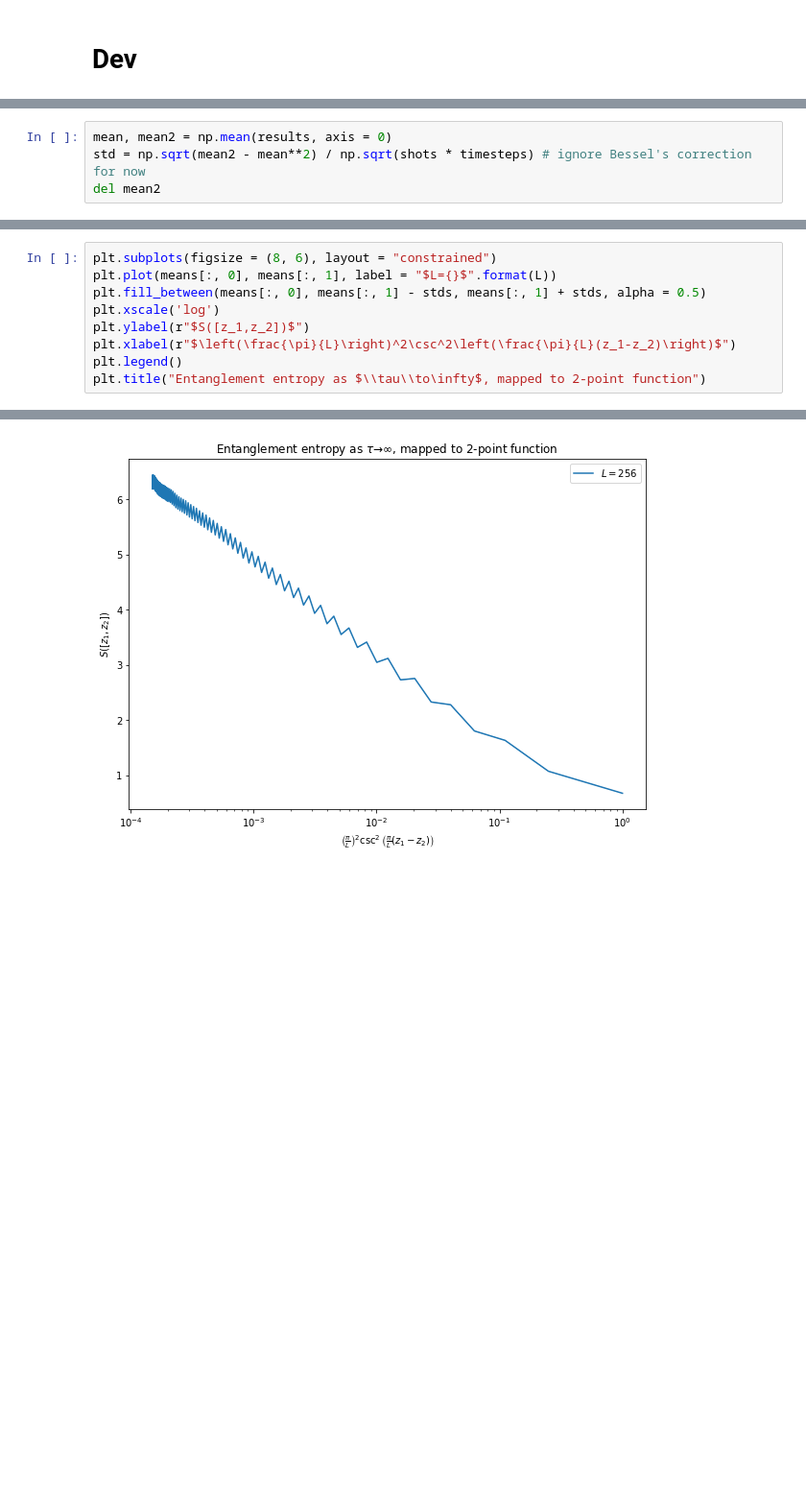
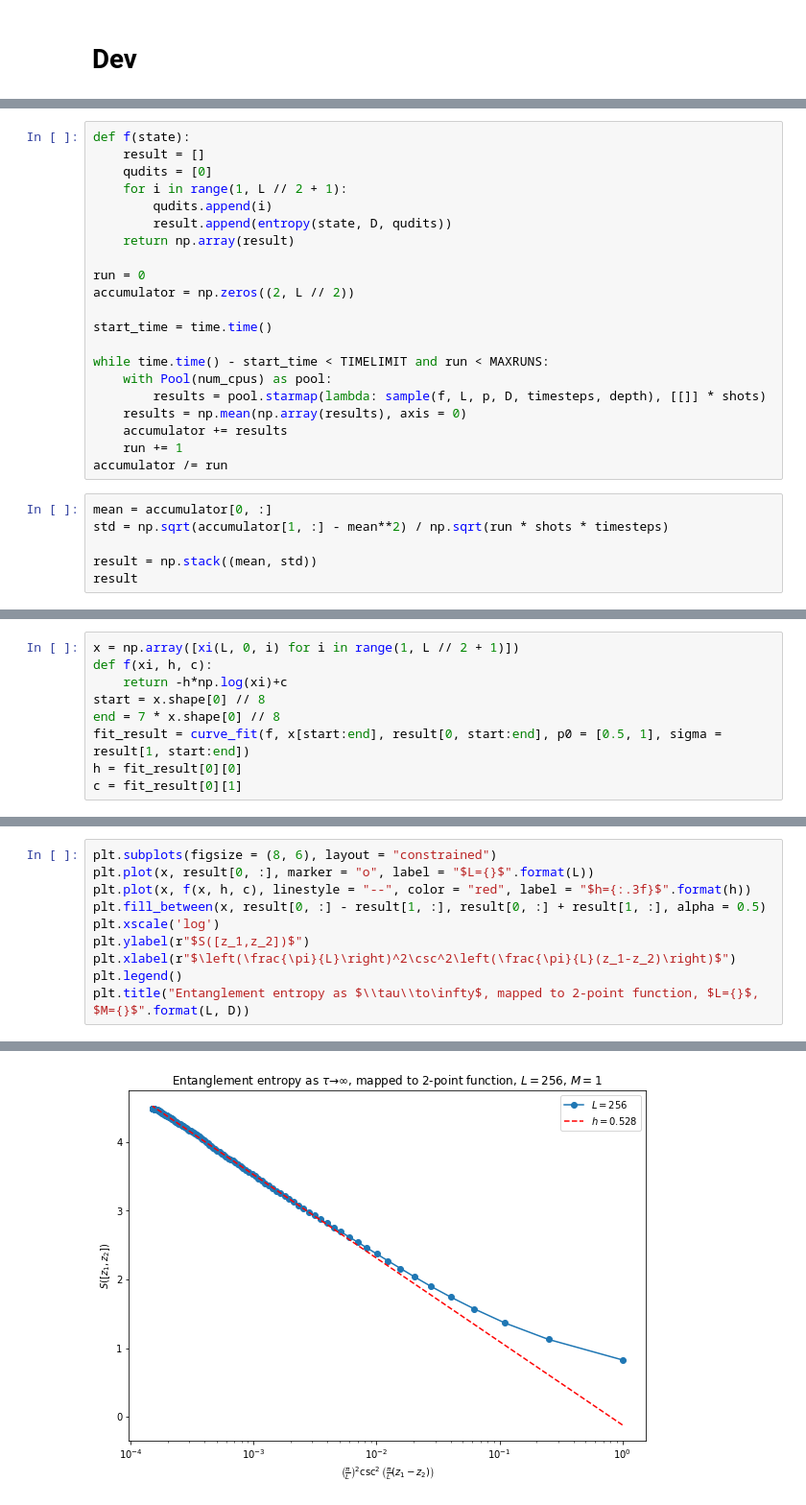
Before and after one commit to DanDan0101/clifford, a Jupyter notebook: dev_qudits.ipynb, the cells around one changed output, grey strips where cells are left out. Shown: that part at 96% size. Cells and saved outputs as stored; diff of their text form; blank space fills up the shorter version.

Commit message:
Entropy sampling code

```diff
--- a/dev_qudits.ipynb
+++ b/dev_qudits.ipynb
@@ -297,4 +291,27 @@ results = np.array(results)
+# %%
+def f(state):
+    result = []
+    qudits = [0]
+    for i in range(1, L // 2 + 1):
+        qudits.append(i)
+        result.append(entropy(state, D, qudits))
+    return np.array(result)
+
+run = 0
+accumulator = np.zeros((2, L // 2))
+
+start_time = time.time()
+
+while time.time() - start_time < TIMELIMIT and run < MAXRUNS:
+    with Pool(num_cpus) as pool:
+        results = pool.starmap(lambda: sample(f, L, p, D, timesteps, depth), [[]] * shots)
+    results = np.mean(np.array(results), axis = 0)
+    accumulator += results
+    run += 1
+accumulator /= run
 # %%
-mean, mean2 = np.mean(results, axis = 0)
-std = np.sqrt(mean2 - mean**2) / np.sqrt(shots * timesteps) # ignore Bessel's correction for now
-del mean2
+mean = accumulator[0, :]
+std = np.sqrt(accumulator[1, :] - mean**2) / np.sqrt(run * shots * timesteps)
+
+result = np.stack((mean, std))
+result
@@ -307,0 +336,9 @@ plt.plot()
+# %%
+x = np.array([xi(L, 0, i) for i in range(1, L // 2 + 1)])
+def f(xi, h, c):
+    return -h*np.log(xi)+c
+start = x.shape[0] // 8
+end = 7 * x.shape[0] // 8
+fit_result = curve_fit(f, x[start:end], result[0, start:end], p0 = [0.5, 1], sigma = result[1, start:end])
+h = fit_result[0][0]
+c = fit_result[0][1]
@@ -308,10 +365,11 @@ plt.plot()
 # %%
 plt.subplots(figsize = (8, 6), layout = "constrained")
-plt.plot(means[:, 0], means[:, 1], label = "$L={}$".format(L))
-plt.fill_between(means[:, 0], means[:, 1] - stds, means[:, 1] + stds, alpha = 0.5)
+plt.plot(x, result[0, :], marker = "o", label = "$L={}$".format(L))
+plt.plot(x, f(x, h, c), linestyle = "--", color = "red", label = "$h={:.3f}$".format(h))
+plt.fill_between(x, result[0, :] - result[1, :], result[0, :] + result[1, :], alpha = 0.5)
 plt.xscale('log')
 plt.ylabel(r"$S([z_1,z_2])$")
 plt.xlabel(r"$\left(\frac{\pi}{L}\right)^2\csc^2\left(\frac{\pi}{L}(z_1-z_2)\right)$")
 plt.legend()
-plt.title("Entanglement entropy as $\\tau\\to\infty$, mapped to 2-point function")
+plt.title("Entanglement entropy as $\\tau\\to\infty$, mapped to 2-point function, $L={}$, $M={}$".format(L, D))
 # %% [output]
@@ -319 +377 @@ Text(0.5, 1.0, 'Entanglement entropy as $\\tau\\to\\infty$, mapped to 2-point fu
-[figure, old version]
+[figure, new version]
```
Also changed, not shown: parts of 13 cells of this notebook, 3 other files.
